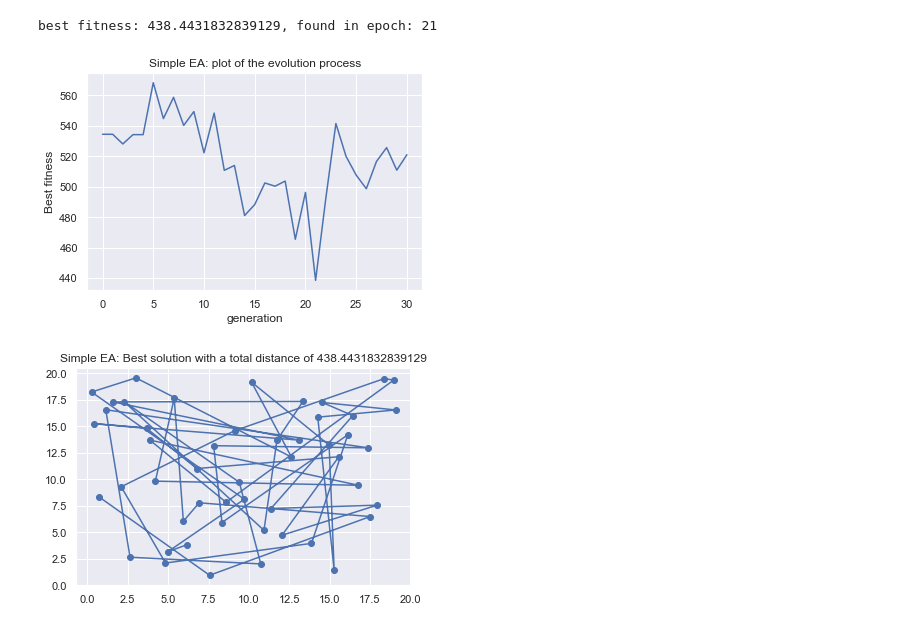
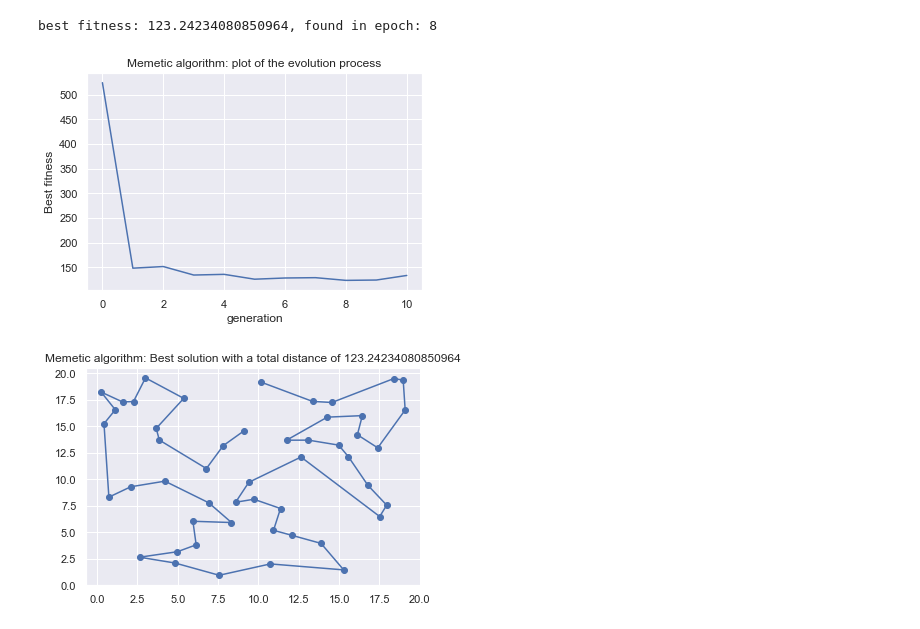
Before and after one commit to kaspardaemen/Natural-Computing, a Jupyter notebook: Exercise 6.ipynb, the cells around one changed output. Cells and saved outputs as stored; diff of their text form; code cells hidden in the pictures.

```diff
--- a/Exercise 6.ipynb
+++ b/Exercise 6.ipynb
@@ -10,13 +10,13 @@ from random import sample
 from IPython.display import clear_output
 # %%
 class GA():
-    def __init__(self, data, pop_size=100, ind_size=8, n_iterations = 50, mutation_prob = 0.1, crossover_prob = 0.2, memetic = False):
-        if not (ind_size == 8 or ind_size == 50):
-            raise Exception("Sorry, only the ind_sizes 8 and 50 are supported")
+    def __init__(self, data, pop_size=100, n_iterations = 50, mutation_prob = 0.1, crossover_prob = 0.2, memetic = False):
+
+
         self.pop_size = pop_size
-        self.ind_size = ind_size
         self.hist = []
         self.data = data
+        self.ind_size = len(data)
         self.crossover_prob = crossover_prob
         self.n_iterations = n_iterations
         self.mutation_prob = mutation_prob
@@ -212,9 +218,8 @@ simple_EA = GA(data, ind_size=50, n_iterations = 30, mutation_prob=0.8, pop_size
 # %%
-memetic_algorithm = GA(data, ind_size=50, n_iterations = 10, mutation_prob=0.8, pop_size=100, crossover_prob=0.8, memetic = True)
+memetic_algorithm = GA(data,n_iterations = 10, mutation_prob=0.8, pop_size=100, crossover_prob=0.8, memetic = True)
+memetic_algorithm.run()
+memetic_algorithm.plot_results()
+# %% [output]
+best fitness: 123.24234080850964, found in epoch: 8
+[figure, added]
+[figure, added]
-# %%
-simple_EA.run()
-simple_EA.plot_results()
-# %% [output]
-best fitness: 438.4431832839129, found in epoch: 21
-[figure, removed]
-[figure, removed]
```
Also changed, not shown: parts of 6 cells of this notebook.
